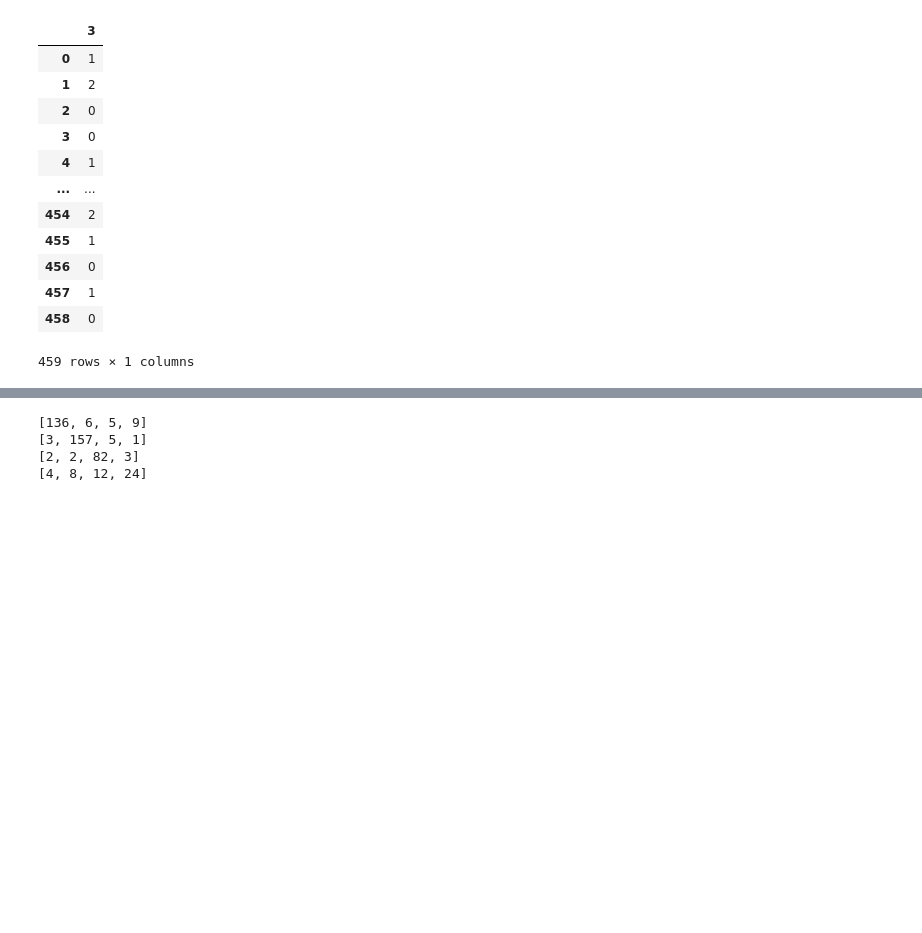
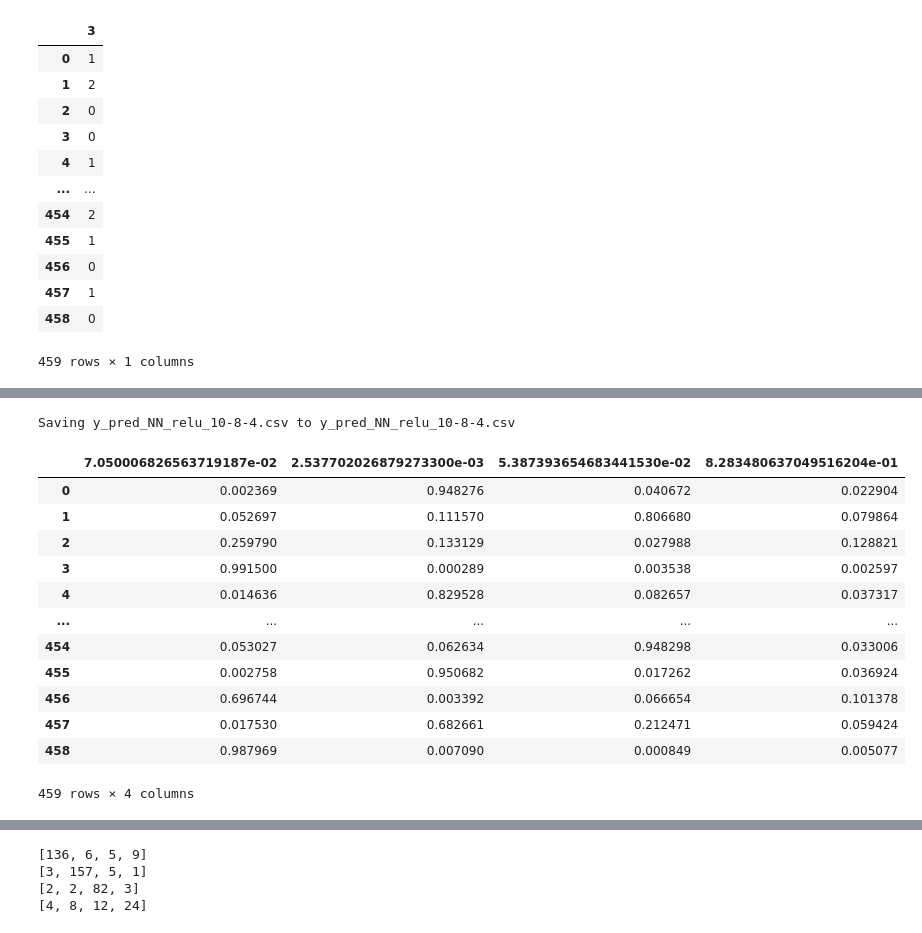
Before and after one commit to IssamEizouki/decision-tree-neural-network, a Jupyter notebook: Partie3.ipynb, the cells around one changed output, grey strips where cells are left out. Cells and saved outputs as stored; diff of their text form; code cells hidden in the pictures; blank space fills up the shorter version.

```diff
--- a/Partie3.ipynb
+++ b/Partie3.ipynb
@@ -42,3 +42,9 @@ Saving y_pred_NN_relu_6-4.csv to y_pred_NN_relu_6-4 (2).csv
 | 457 | 0.009977 | 0.826931 | 0.104221 | 0.085480 |
 | 458 | 0.960786 | 0.010234 | 0.000250 | 0.000229 |
 459 rows × 4 columns
+# %%
+from google.colab import files
+uploaded = files.upload()
+pred2 = pd.read_csv(io.StringIO(uploaded['y_pred_NN_relu_10-8-4.csv'].decode('utf-8')))
+pred2
+# %% [output]
@@ -44,0 +52,14 @@ Saving y_pred_NN_relu_6-4.csv to y_pred_NN_relu_6-4 (2).csv
+Saving y_pred_NN_relu_10-8-4.csv to y_pred_NN_relu_10-8-4.csv
+|  | 7.050006826563719187e-02 | 2.537702026879273300e-03 | 5.387393654683441530e-02 | 8.283480637049516204e-01 |
+| 0 | 0.002369 | 0.948276 | 0.040672 | 0.022904 |
+| 1 | 0.052697 | 0.111570 | 0.806680 | 0.079864 |
+| 2 | 0.259790 | 0.133129 | 0.027988 | 0.128821 |
+| 3 | 0.991500 | 0.000289 | 0.003538 | 0.002597 |
+| 4 | 0.014636 | 0.829528 | 0.082657 | 0.037317 |
+| ... | ... | ... | ... | ... |
+| 454 | 0.053027 | 0.062634 | 0.948298 | 0.033006 |
+| 455 | 0.002758 | 0.950682 | 0.017262 | 0.036924 |
+| 456 | 0.696744 | 0.003392 | 0.066654 | 0.101378 |
+| 457 | 0.017530 | 0.682661 | 0.212471 | 0.059424 |
+| 458 | 0.987969 | 0.007090 | 0.000849 | 0.005077 |
+459 rows × 4 columns
```
Also changed, not shown: parts of 24 cells of this notebook, 4 other files.
